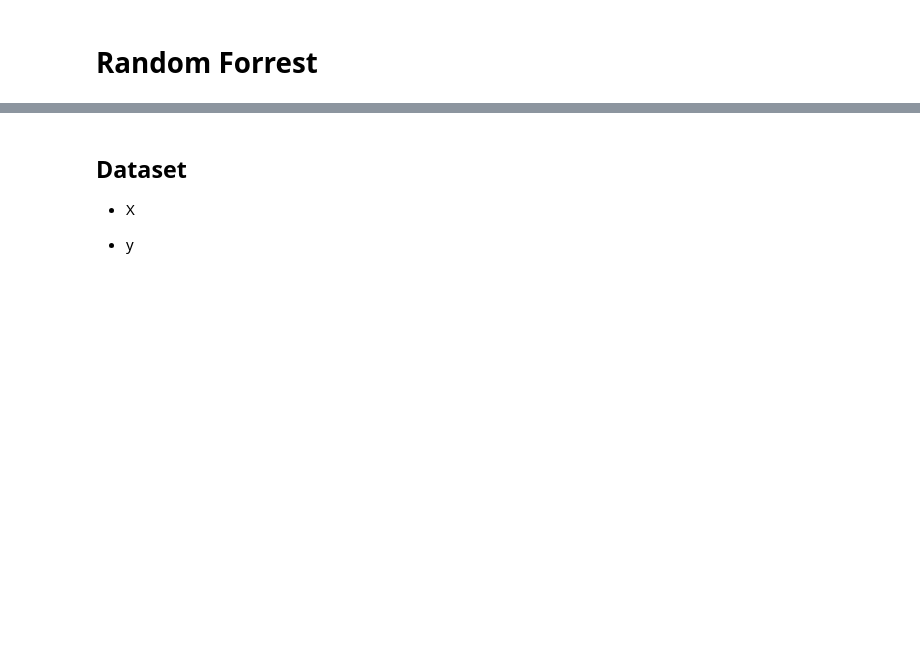
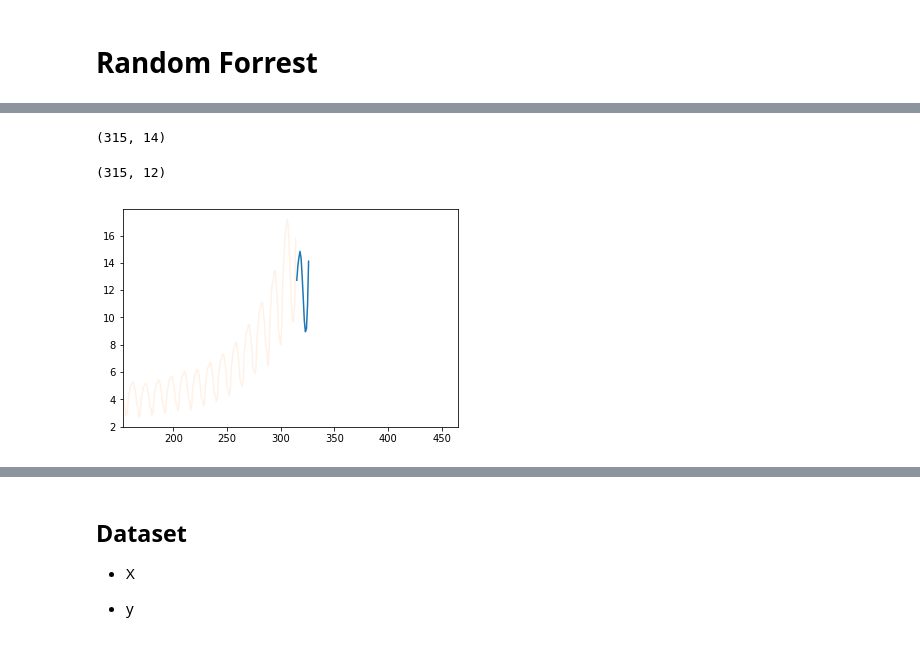
Before and after one commit to gvo34/energy-solar, a Jupyter notebook: static/notebooks/model/RANDOMForrest_model_data.ipynb, the cells around one changed output, grey strips where cells are left out. Drawn from its saved outputs; the diff is of its cells as text; code cells hidden in the pictures; blank space fills up the shorter version.

```diff
--- a/static/notebooks/model/RANDOMForrest_model_data.ipynb
+++ b/static/notebooks/model/RANDOMForrest_model_data.ipynb
@@ -17,0 +106,26 @@ y = pd.read_csv(filepath,index_col=False, names=["Value"])
+# %%
+data[features].shape
+# %% [output]
+(315, 14)
+# %%
+data[targets].shape
+# %% [output]
+(315, 12)
+# %%
+%matplotlib inline
+
+from sklearn.ensemble import RandomForestRegressor
+
+rf = RandomForestRegressor()
+window = len(data) -  lag_count
+rf.fit(data[features].values[:window], data[targets].values[:window])
+
+plt.plot(
+    range(window+lag_count,window+2*lag_count),
+    rf.predict([data[features].iloc[window]])[0]
+)
+plt.xlim(window-150,window+lag_count+150) #zoomed in so you can see prediction. comment-out this line if you want.
+plt.plot(data.Solar.values,alpha=.1)
+plt.show()
+# %% [output]
+[figure, added]
```
Also changed, not shown: parts of 18 cells of this notebook, 12 other files.
